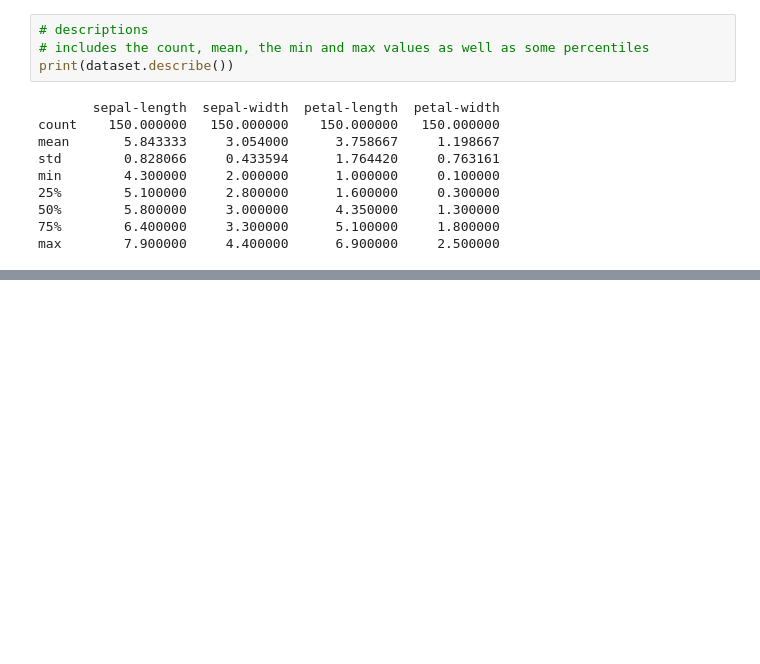
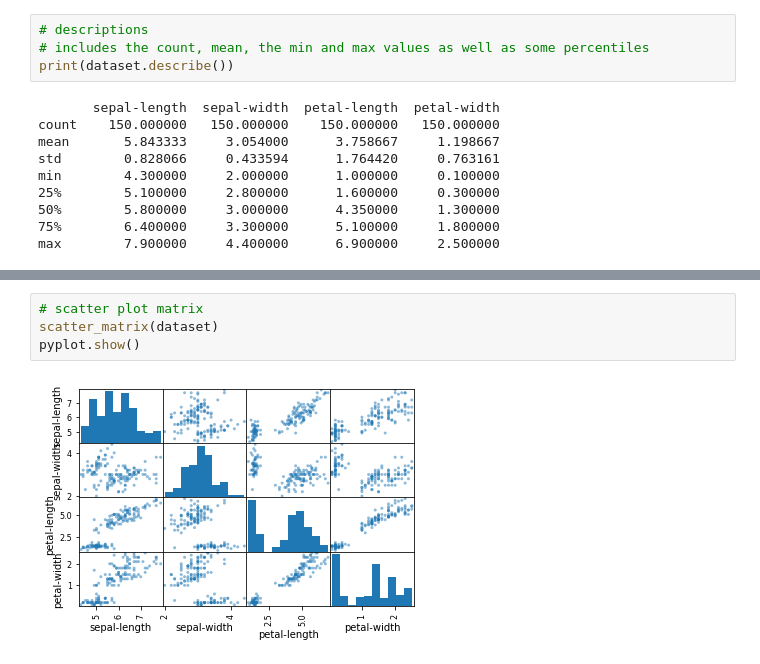
Before and after one commit to Ridi113/first_machine_learning_project_iris_flower, a Jupyter notebook: irisFlower.ipynb, the cells around one changed output, grey strips where cells are left out. Drawn from its saved outputs; the diff is of its cells as text; blank space fills up the shorter version.

```diff
--- a/irisFlower.ipynb
+++ b/irisFlower.ipynb
@@ -62,0 +84,6 @@ max        7.900000     4.400000      6.900000     2.500000
+# %%
+# scatter plot matrix
+scatter_matrix(dataset)
+pyplot.show()
+# %% [output]
+[figure, added]
```
Also changed, not shown: parts of 3 cells of this notebook.
